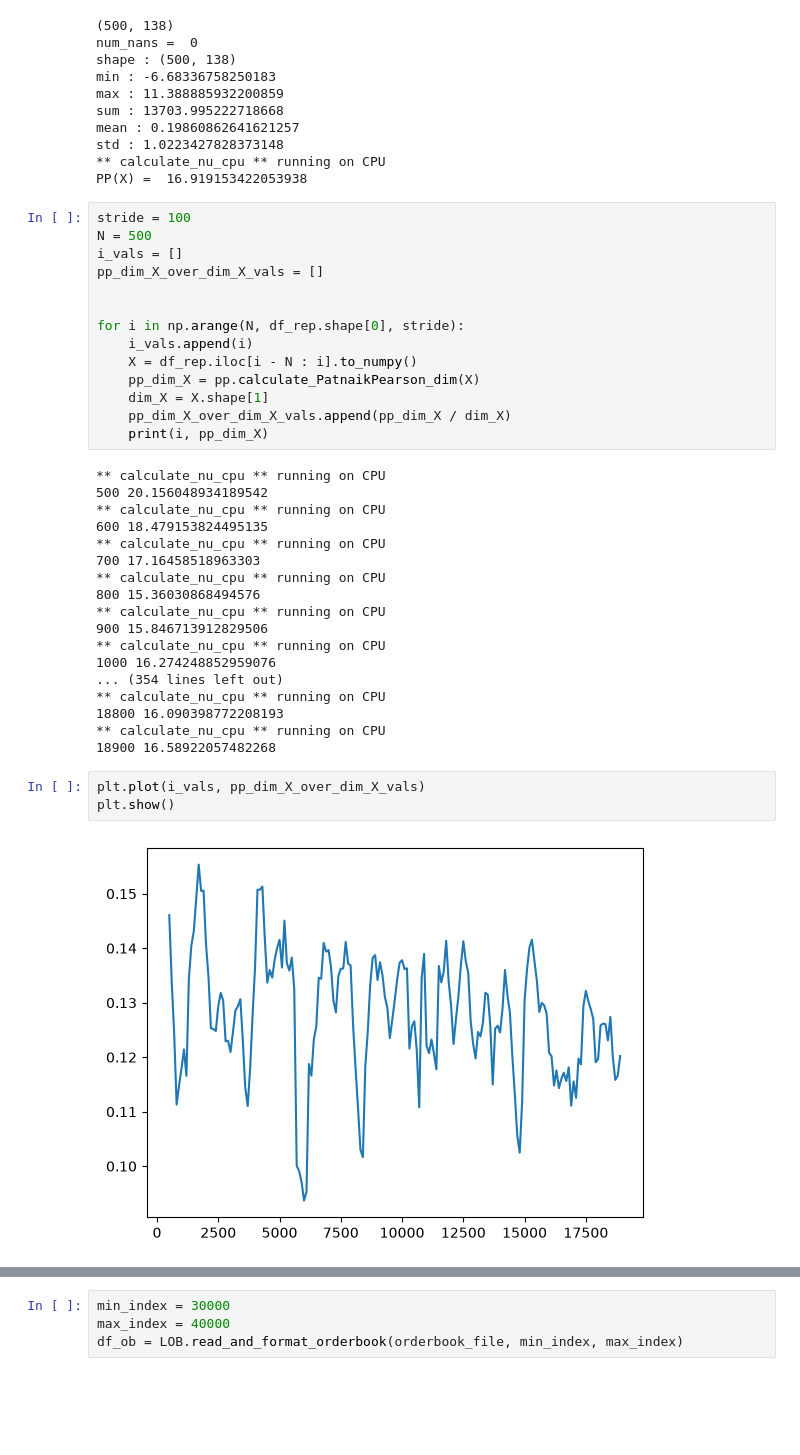
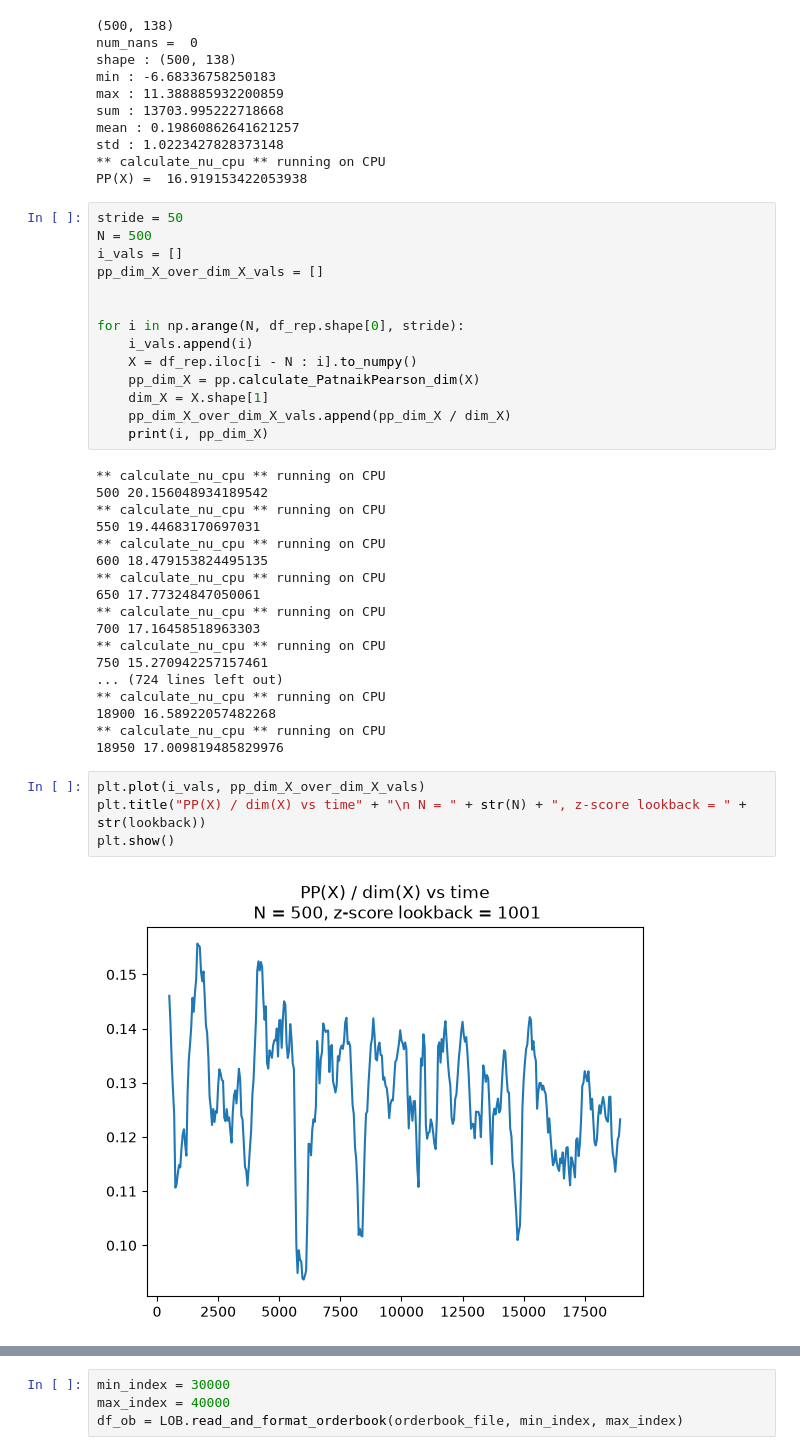
Before and after one commit to RobertGBoyce/PP_LOB, a Jupyter notebook: Representation_one.ipynb, the cells around one changed output, grey strips where cells are left out. Cells and saved outputs as stored; diff of their text form; blank space fills up the shorter version.

```diff
--- a/Representation_one.ipynb
+++ b/Representation_one.ipynb
@@ -102,7 +102,7 @@ std : 1.0223427828373148
 ** calculate_nu_cpu ** running on CPU
 PP(X) =  16.919153422053938
 # %%
-stride = 100
+stride = 50
 N = 500
 i_vals = []
 pp_dim_X_over_dim_X_vals = []
@@ -119,22 +119,23 @@ for i in np.arange(N, df_rep.shape[0], stride):
 ** calculate_nu_cpu ** running on CPU
 500 20.156048934189542
 ** calculate_nu_cpu ** running on CPU
+550 19.44683170697031
+** calculate_nu_cpu ** running on CPU
 600 18.479153824495135
+** calculate_nu_cpu ** running on CPU
+650 17.77324847050061
 ** calculate_nu_cpu ** running on CPU
 700 17.16458518963303
 ** calculate_nu_cpu ** running on CPU
-800 15.36030868494576
-** calculate_nu_cpu ** running on CPU
-900 15.846713912829506
-** calculate_nu_cpu ** running on CPU
-1000 16.274248852959076
-... (354 lines left out)
-** calculate_nu_cpu ** running on CPU
-18800 16.090398772208193
+750 15.270942257157461
+... (724 lines left out)
 ** calculate_nu_cpu ** running on CPU
 18900 16.58922057482268
+** calculate_nu_cpu ** running on CPU
+18950 17.009819485829976
 # %%
 plt.plot(i_vals, pp_dim_X_over_dim_X_vals)
+plt.title("PP(X) / dim(X) vs time" + "\n N = " + str(N) + ", z-score lookback = " + str(lookback))
 plt.show()
 # %% [output]
-[figure, old version]
+[figure, new version]
```
Also changed, not shown: parts of 2 cells of this notebook.
